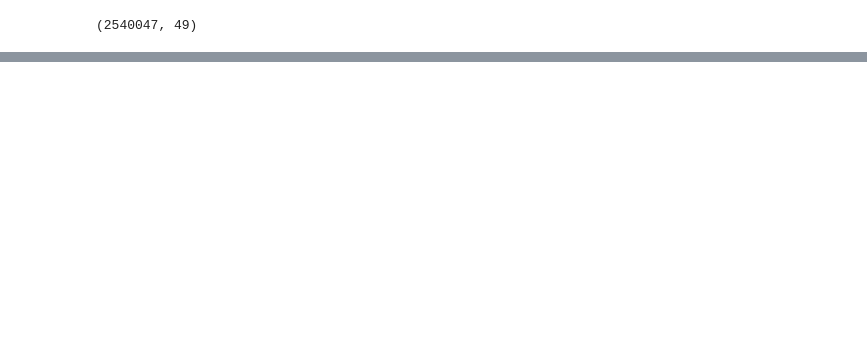
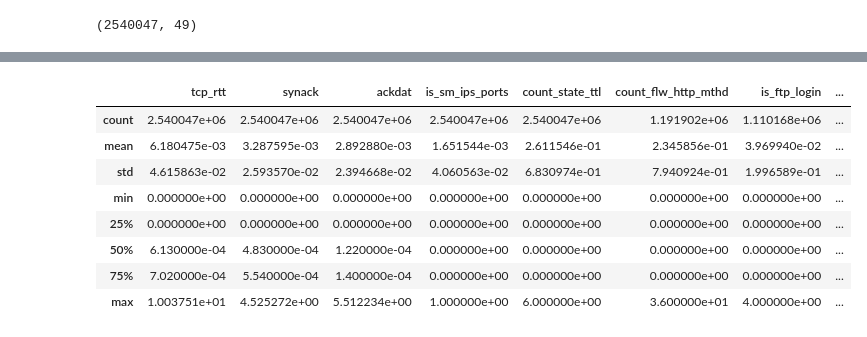
Before and after one commit to gabejg/DST-Assessment-04, a Jupyter notebook: Gabriel Grant/Assessment 04.ipynb, the cells around one changed output, grey strips where cells are left out. Saved outputs shown, nothing was run; the diff lists cells and outputs as text; code cells hidden in the pictures; blank space fills up the shorter version.

```diff
--- a/Gabriel Grant/Assessment 04.ipynb
+++ b/Gabriel Grant/Assessment 04.ipynb
@@ -69,0 +154,12 @@ df.describe()
+# %%
+df_3.describe()
+# %% [output]
+|  | tcp_rtt | synack | ackdat | is_sm_ips_ports | count_state_ttl | count_flw_http_mthd | is_ftp_login | ... |
+| count | 2.540047e+06 | 2.540047e+06 | 2.540047e+06 | 2.540047e+06 | 2.540047e+06 | 1.191902e+06 | 1.110168e+06 | ... |
+| mean | 6.180475e-03 | 3.287595e-03 | 2.892880e-03 | 1.651544e-03 | 2.611546e-01 | 2.345856e-01 | 3.969940e-02 | ... |
+| std | 4.615863e-02 | 2.593570e-02 | 2.394668e-02 | 4.060563e-02 | 6.830974e-01 | 7.940924e-01 | 1.996589e-01 | ... |
+| min | 0.000000e+00 | 0.000000e+00 | 0.000000e+00 | 0.000000e+00 | 0.000000e+00 | 0.000000e+00 | 0.000000e+00 | ... |
+| 25% | 0.000000e+00 | 0.000000e+00 | 0.000000e+00 | 0.000000e+00 | 0.000000e+00 | 0.000000e+00 | 0.000000e+00 | ... |
+| 50% | 6.130000e-04 | 4.830000e-04 | 1.220000e-04 | 0.000000e+00 | 0.000000e+00 | 0.000000e+00 | 0.000000e+00 | ... |
+| 75% | 7.020000e-04 | 5.540000e-04 | 1.400000e-04 | 0.000000e+00 | 0.000000e+00 | 0.000000e+00 | 0.000000e+00 | ... |
+| max | 1.003751e+01 | 4.525272e+00 | 5.512234e+00 | 1.000000e+00 | 6.000000e+00 | 3.600000e+01 | 4.000000e+00 | ... |
```
Also changed, not shown: parts of 26 cells of this notebook, 1 other file.
